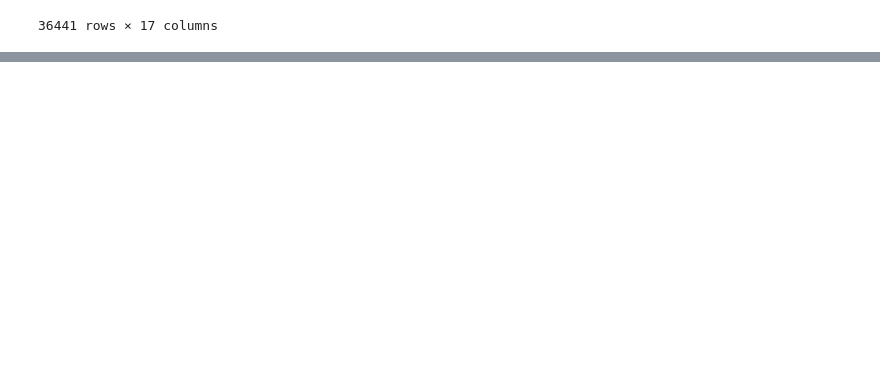
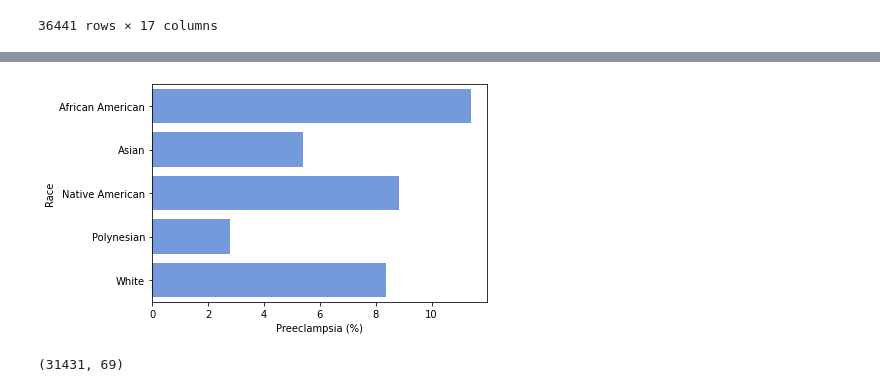
Before and after one commit to rachellb/Bennett_OUDSA5900, a Jupyter notebook: Descriptions/Momi_Descriptions.ipynb, the cells around one changed output, grey strips where cells are left out. Drawn from its saved outputs; the diff is of its cells as text; code cells hidden in the pictures; blank space fills up the shorter version.

```diff
--- a/Descriptions/Momi_Descriptions.ipynb
+++ b/Descriptions/Momi_Descriptions.ipynb
@@ -3184,0 +3320,18 @@ I think a good course of action would be to
+# %%
+# Renaming Hypertensive variables for easier comparison
+hypMap = {0:'African American', 1:'Asian',
+          2:'Native American', 3:'Polynesian',
+          4:'White'}
+
+data['RaceCollapsed'] = data['RaceCollapsed'].map(hypMap)
+# %%
+raceCollapsed = (data.groupby('RaceCollapsed')['Preeclampsia/Eclampsia'].sum())/data.RaceCollapsed.value_counts().sort_index()*100
+ax = sns.barplot(y=raceCollapsed.index, x=raceCollapsed.values, color='cornflowerblue')
+ax.set(ylabel='Race',xlabel='Preeclampsia (%)')
+plt.savefig('MomiRacePre.png', dpi=400, bbox_inches = "tight")
+# %% [output]
+[figure, added]
+# %%
+data.shape
+# %% [output]
+(31431, 69)
```
Also changed, not shown: parts of 22 cells of this notebook, 13 other files.
